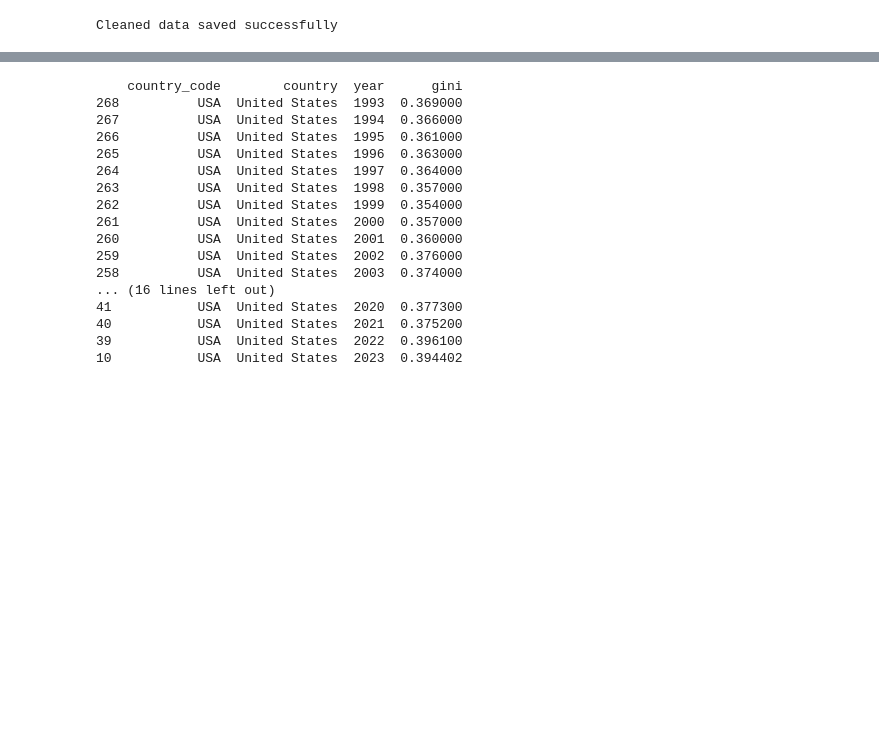
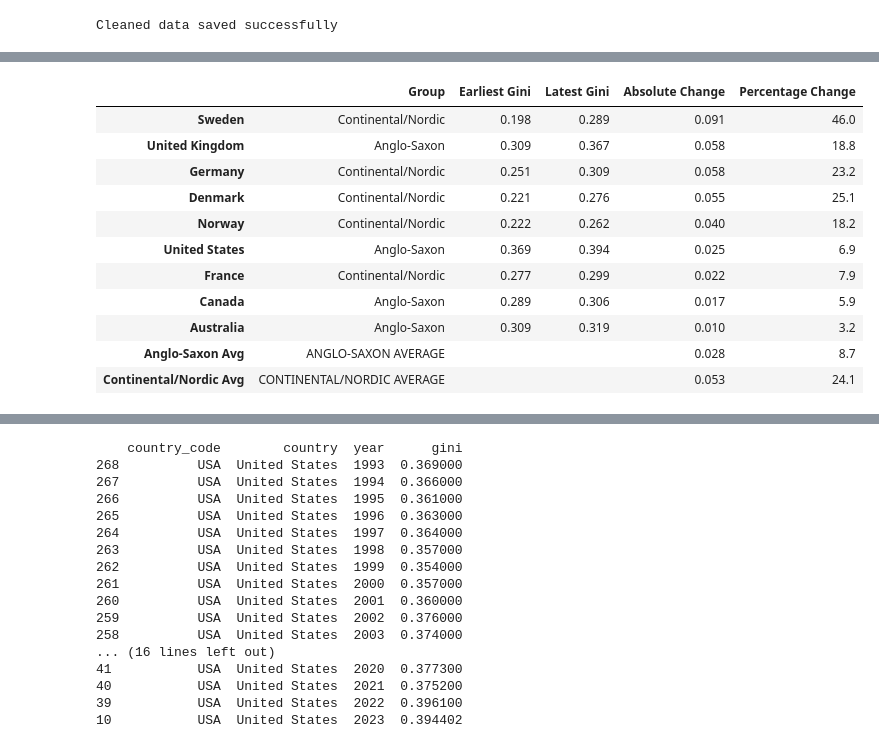
Before and after one commit to GeorgeKingham/Anglo-Saxon-Inequality, a Jupyter notebook: notebooks/Blog.ipynb, the cells around one changed output, grey strips where cells are left out. Cells and saved outputs as stored; diff of their text form; code cells hidden in the pictures; blank space fills up the shorter version.

```diff
--- a/notebooks/Blog.ipynb
+++ b/notebooks/Blog.ipynb
@@ -181,0 +263,40 @@ Chart saved!
+# %%
+from IPython.display import display
+import pandas as pd
+
+# Individual country table
+individual = df_changes[['Group', 'Earliest Gini', 'Latest Gini', 'Absolute Change', 'Percentage Change']].copy()
+
+# Create group summary rows
+group_summary = pd.DataFrame([
+    {
+        'Group': 'ANGLO-SAXON AVERAGE',
+        'Earliest Gini': '',
+        'Latest Gini': '',
+        'Absolute Change': round(group_changes.loc['Anglo-Saxon', 'Absolute Change'], 3),
+        'Percentage Change': round(group_changes.loc['Anglo-Saxon', 'Percentage Change'], 1)
+    },
+    {
+        'Group': 'CONTINENTAL/NORDIC AVERAGE',
+        'Earliest Gini': '',
+        'Latest Gini': '',
+        'Absolute Change': round(group_changes.loc['Continental/Nordic', 'Absolute Change'], 3),
+        'Percentage Change': round(group_changes.loc['Continental/Nordic', 'Percentage Change'], 1)
+    }
+], index=['Anglo-Saxon Avg', 'Continental/Nordic Avg'])
+
+combined = pd.concat([individual, group_summary])
+display(combined)
+# %% [output]
+|  | Group | Earliest Gini | Latest Gini | Absolute Change | Percentage Change |
+| Sweden | Continental/Nordic | 0.198 | 0.289 | 0.091 | 46.0 |
+| United Kingdom | Anglo-Saxon | 0.309 | 0.367 | 0.058 | 18.8 |
+| Germany | Continental/Nordic | 0.251 | 0.309 | 0.058 | 23.2 |
+| Denmark | Continental/Nordic | 0.221 | 0.276 | 0.055 | 25.1 |
+| Norway | Continental/Nordic | 0.222 | 0.262 | 0.040 | 18.2 |
+| United States | Anglo-Saxon | 0.369 | 0.394 | 0.025 | 6.9 |
+| France | Continental/Nordic | 0.277 | 0.299 | 0.022 | 7.9 |
+| Canada | Anglo-Saxon | 0.289 | 0.306 | 0.017 | 5.9 |
+| Australia | Anglo-Saxon | 0.309 | 0.319 | 0.010 | 3.2 |
+| Anglo-Saxon Avg | ANGLO-SAXON AVERAGE |  |  | 0.028 | 8.7 |
+| Continental/Nordic Avg | CONTINENTAL/NORDIC AVERAGE |  |  | 0.053 | 24.1 |
```
Also changed, not shown: parts of 14 cells of this notebook, 1 other file.
